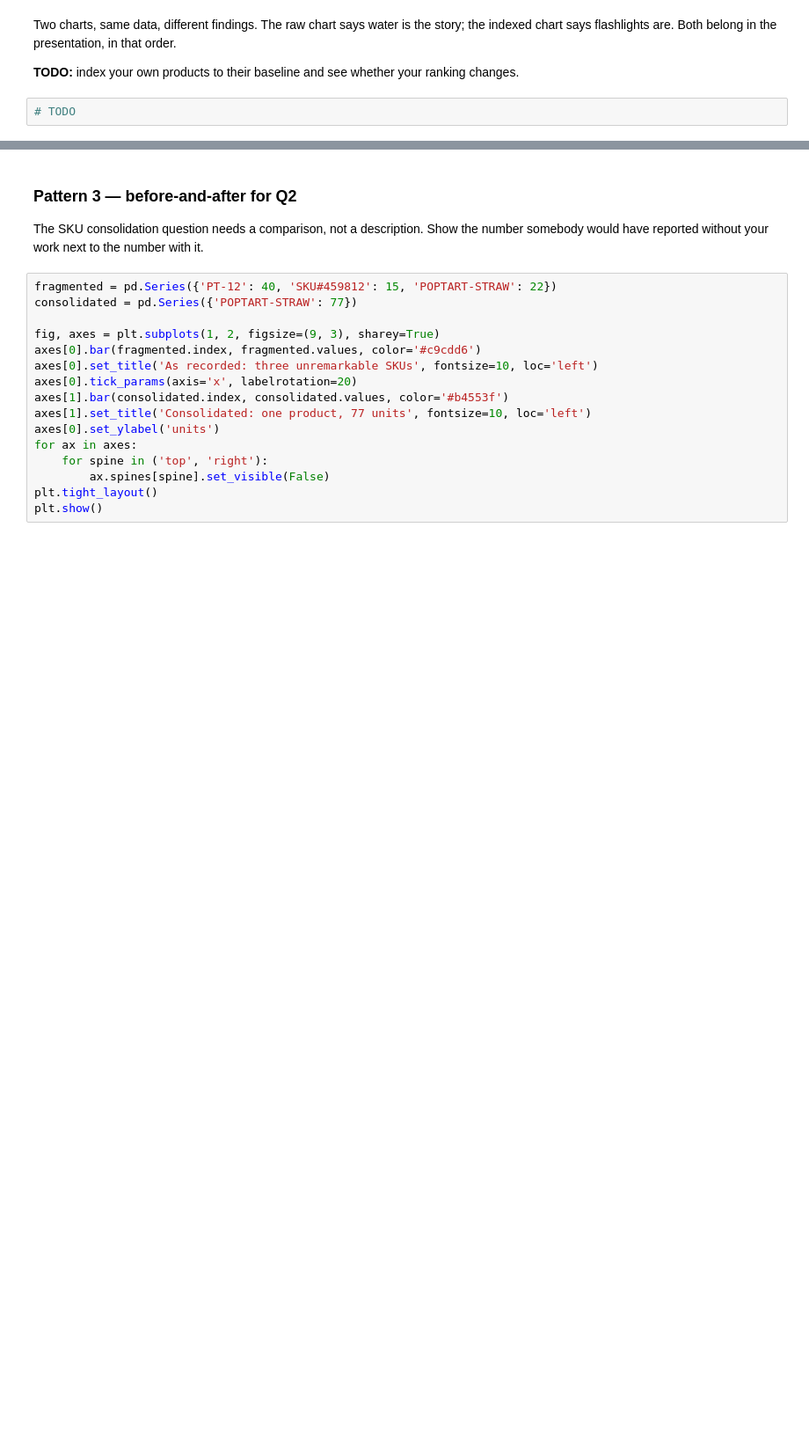
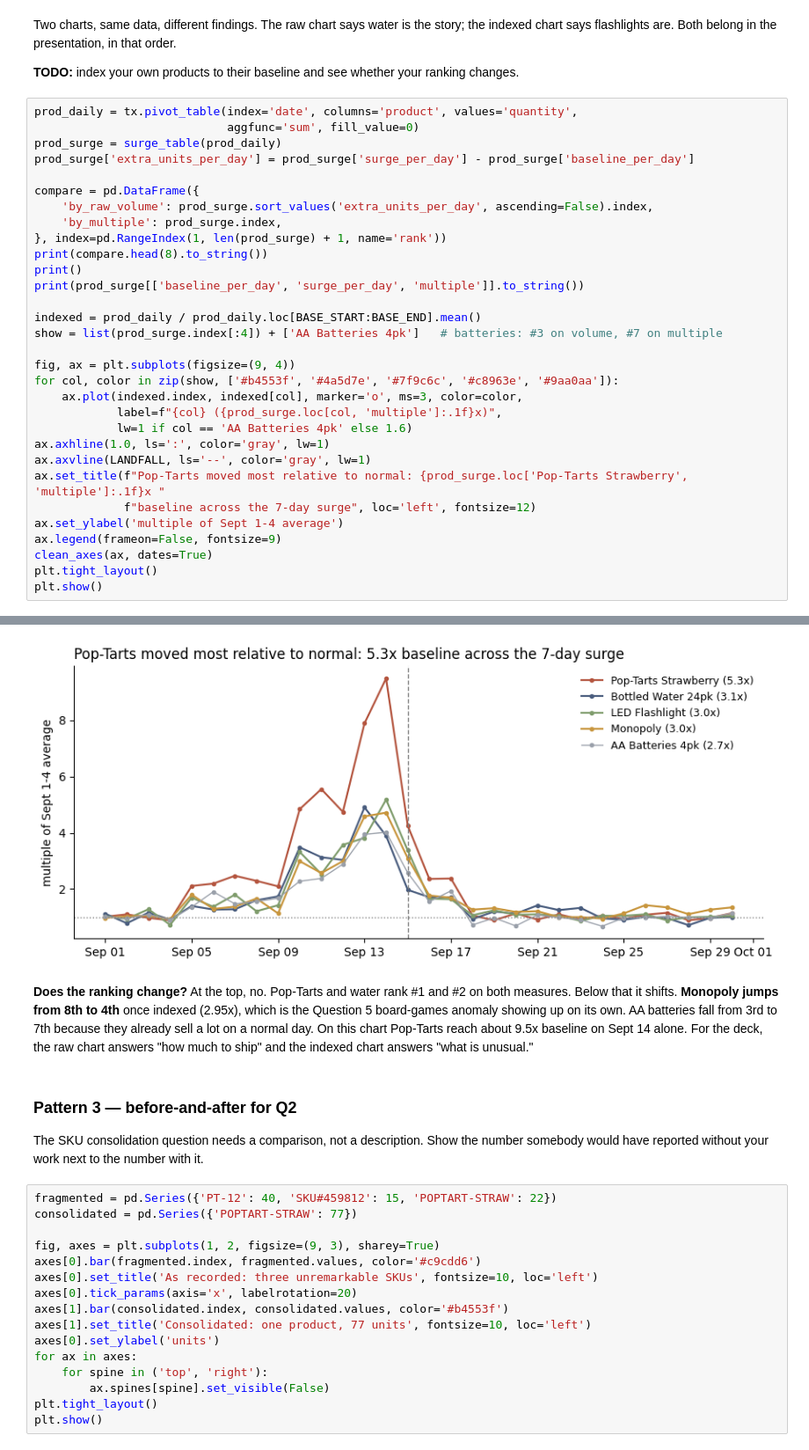
Before and after one commit to asomers205/DS2002FA26, a Jupyter notebook: notebooks/06-midterm-walmart/2026-10-28 — Midterm Clinic Analysis and Charts — Studio.ipynb, the cells around one changed output, grey strips where cells are left out. Shown at 88% size. Drawn from its saved outputs; the diff is of its cells as text; blank space fills up the shorter version.

```diff
--- a/notebooks/06-midterm-walmart/2026-10-28 — Midterm Clinic Analysis and Charts — Studio.ipynb
+++ b/notebooks/06-midterm-walmart/2026-10-28 — Midterm Clinic Analysis and Charts — Studio.ipynb
@@ -71,5 +251,35 @@ print(indexed.max().round(1).sort_values(ascending=False))
 Two charts, same data, different findings. The raw chart says water is the story; the indexed chart says flashlights are. Both belong in the presentation, in that order.
 
 **TODO:** index your own products to their baseline and see whether your ranking changes.
-# %%
-# TODO
+# %%
+prod_daily = tx.pivot_table(index='date', columns='product', values='quantity',
+                            aggfunc='sum', fill_value=0)
+prod_surge = surge_table(prod_daily)
+prod_surge['extra_units_per_day'] = prod_surge['surge_per_day'] - prod_surge['baseline_per_day']
+
+compare = pd.DataFrame({
+    'by_raw_volume': prod_surge.sort_values('extra_units_per_day', ascending=False).index,
+    'by_multiple': prod_surge.index,
+}, index=pd.RangeIndex(1, len(prod_surge) + 1, name='rank'))
+print(compare.head(8).to_string())
+print()
+print(prod_surge[['baseline_per_day', 'surge_per_day', 'multiple']].to_string())
+
+indexed = prod_daily / prod_daily.loc[BASE_START:BASE_END].mean()
+show = list(prod_surge.index[:4]) + ['AA Batteries 4pk']   # batteries: #3 on volume, #7 on multiple
+
+fig, ax = plt.subplots(figsize=(9, 4))
+for col, color in zip(show, ['#b4553f', '#4a5d7e', '#7f9c6c', '#c8963e', '#9aa0aa']):
+    ax.plot(indexed.index, indexed[col], marker='o', ms=3, color=color,
+            label=f"{col} ({prod_surge.loc[col, 'multiple']:.1f}x)",
+            lw=1 if col == 'AA Batteries 4pk' else 1.6)
+ax.axhline(1.0, ls=':', color='gray', lw=1)
+ax.axvline(LANDFALL, ls='--', color='gray', lw=1)
+ax.set_title(f"Pop-Tarts moved most relative to normal: {prod_surge.loc['Pop-Tarts Strawberry', 'multiple']:.1f}x "
+             f"baseline across the 7-day surge", loc='left', fontsize=12)
+ax.set_ylabel('multiple of Sept 1-4 average')
+ax.legend(frameon=False, fontsize=9)
+clean_axes(ax, dates=True)
+plt.tight_layout()
+plt.show()
+# %% [output]
@@ -76,3 +303,6 @@ Two charts, same data, different findings. The raw chart says water is the story
+[figure, added]
+# %% [markdown]
+**Does the ranking change?** At the top, no. Pop-Tarts and water rank #1 and #2 on both measures. Below that it shifts. **Monopoly jumps from 8th to 4th** once indexed (2.95x), which is the Question 5 board-games anomaly showing up on its own. AA batteries fall from 3rd to 7th because they already sell a lot on a normal day. On this chart Pop-Tarts reach about 9.5x baseline on Sept 14 alone. For the deck, the raw chart answers "how much to ship" and the indexed chart answers "what is unusual."
 # %% [markdown]
 ### Pattern 3 — before-and-after for Q2
 
```
Also changed, not shown: parts of 19 cells of this notebook.
